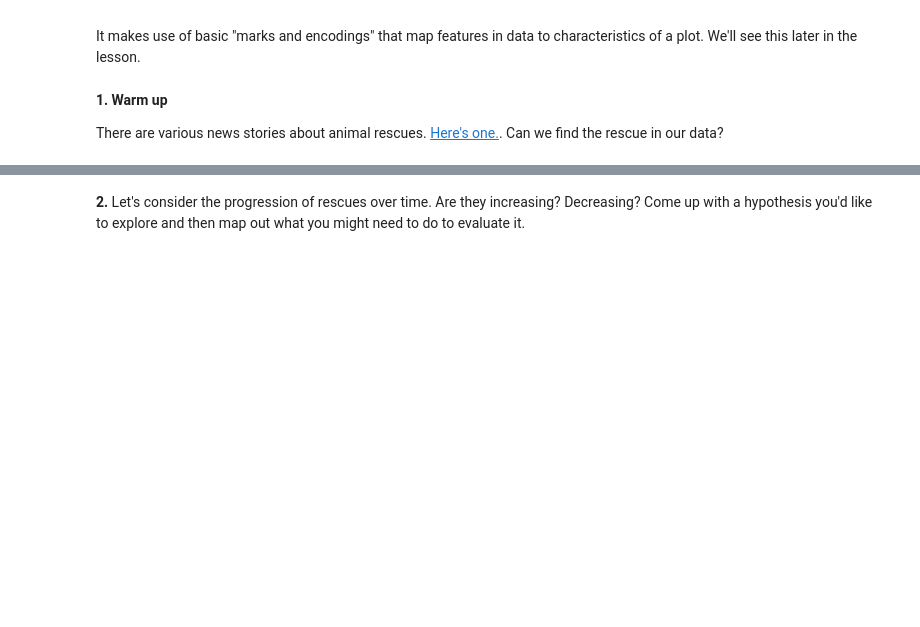
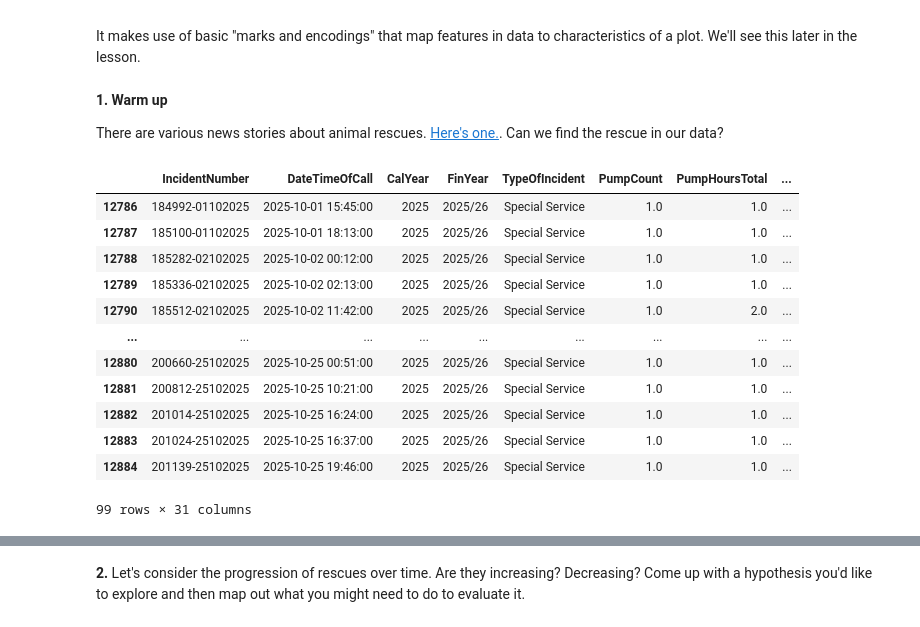
Before and after one commit to davidcheungkawei/2026-Image-and-Sound-David-Cheung, a Jupyter notebook: lessons/03_lecture/Classtime_3.ipynb, the cells around one changed output, grey strips where cells are left out. Saved outputs shown, nothing was run; the diff lists cells and outputs as text; code cells hidden in the pictures; blank space fills up the shorter version.

```diff
--- a/lessons/03_lecture/Classtime_3.ipynb
+++ b/lessons/03_lecture/Classtime_3.ipynb
@@ -96,3 +130,21 @@ There are various news stories about animal rescues. [Here's one.](https://www.l
+# %%
+# your code here
+lfb[(lfb["DateTimeOfCall"].dt.normalize() >= "2025-10-01") &
+     (lfb["DateTimeOfCall"].dt.normalize() <= "2025-10-25")]
+# %% [output]
+|  | IncidentNumber | DateTimeOfCall | CalYear | FinYear | TypeOfIncident | PumpCount | PumpHoursTotal | ... |
+| 12786 | 184992-01102025 | 2025-10-01 15:45:00 | 2025 | 2025/26 | Special Service | 1.0 | 1.0 | ... |
+| 12787 | 185100-01102025 | 2025-10-01 18:13:00 | 2025 | 2025/26 | Special Service | 1.0 | 1.0 | ... |
+| 12788 | 185282-02102025 | 2025-10-02 00:12:00 | 2025 | 2025/26 | Special Service | 1.0 | 1.0 | ... |
+| 12789 | 185336-02102025 | 2025-10-02 02:13:00 | 2025 | 2025/26 | Special Service | 1.0 | 1.0 | ... |
+| 12790 | 185512-02102025 | 2025-10-02 11:42:00 | 2025 | 2025/26 | Special Service | 1.0 | 2.0 | ... |
+| ... | ... | ... | ... | ... | ... | ... | ... | ... |
+| 12880 | 200660-25102025 | 2025-10-25 00:51:00 | 2025 | 2025/26 | Special Service | 1.0 | 1.0 | ... |
+| 12881 | 200812-25102025 | 2025-10-25 10:21:00 | 2025 | 2025/26 | Special Service | 1.0 | 1.0 | ... |
+| 12882 | 201014-25102025 | 2025-10-25 16:24:00 | 2025 | 2025/26 | Special Service | 1.0 | 1.0 | ... |
+| 12883 | 201024-25102025 | 2025-10-25 16:37:00 | 2025 | 2025/26 | Special Service | 1.0 | 1.0 | ... |
+| 12884 | 201139-25102025 | 2025-10-25 19:46:00 | 2025 | 2025/26 | Special Service | 1.0 | 1.0 | ... |
+99 rows × 31 columns
 # %% [markdown]
 What about [this story](https://www.theguardian.com/world/2025/nov/02/firefighters-charities-animal-rescue-callouts-england) that includes overall statistics about domestic animals over time? Or [this one](https://www.telegraph.co.uk/news/2024/12/29/firefighters-spend-record-amount-money-rescuing-cats/?ICID=continue_without_subscribing_reg_first&icid=login_test-login_success-password#comment)...
 
```
Also changed, not shown: parts of 11 cells of this notebook, 2 other files.
